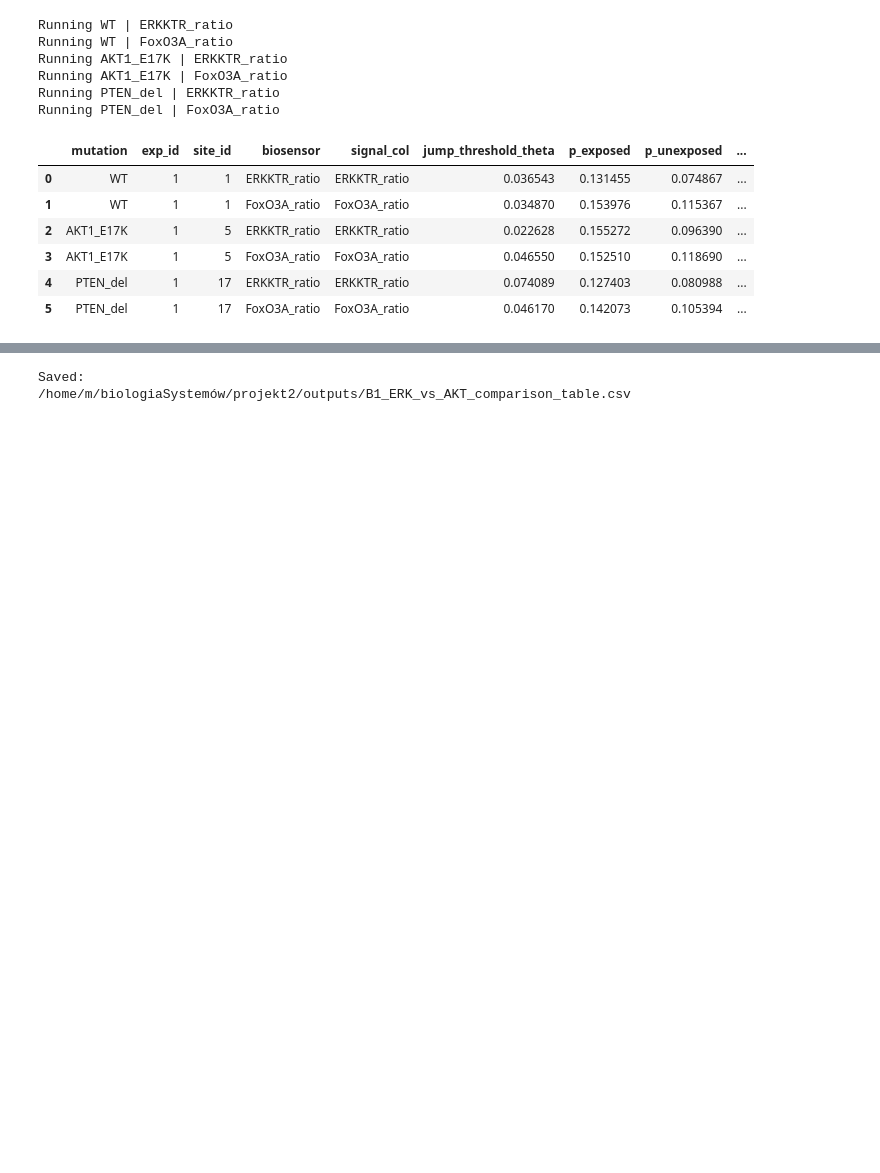
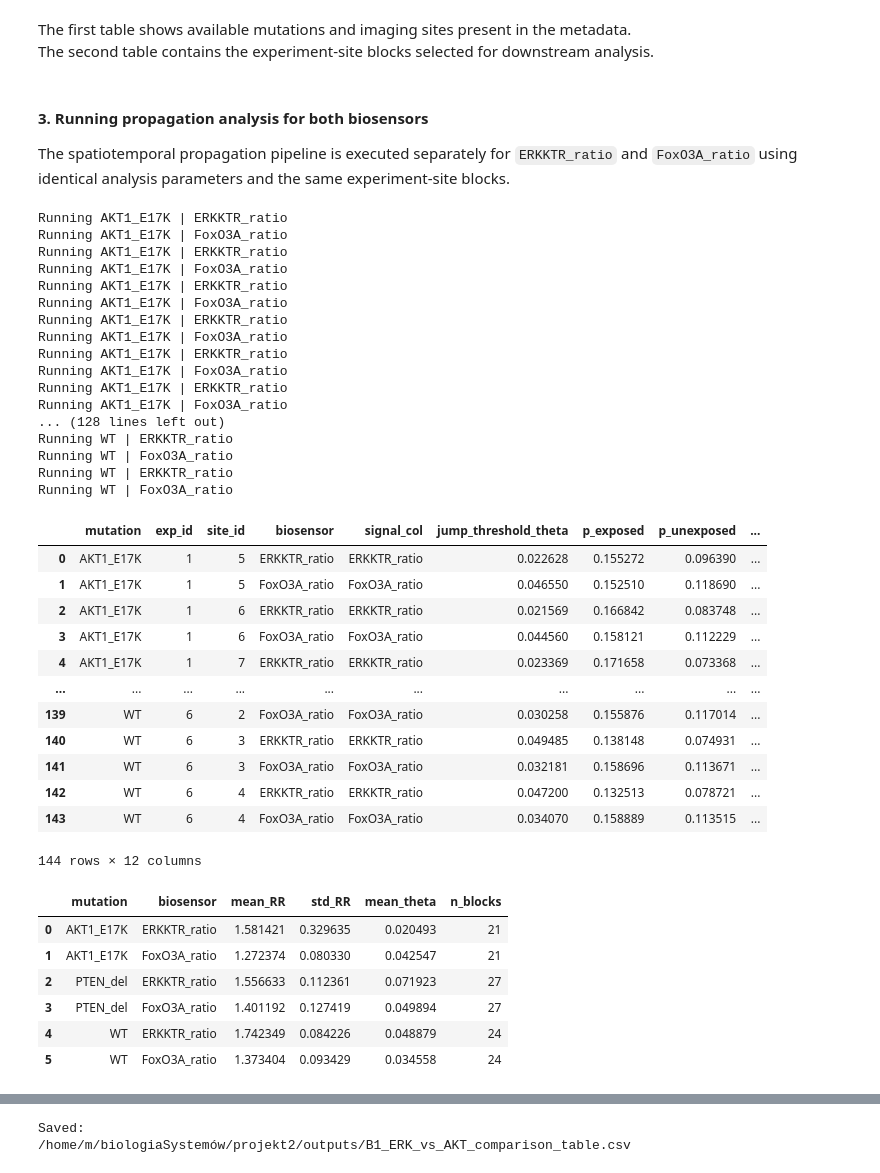
Before and after one commit to majadomanska/BS2-Spatiotemporal, a Jupyter notebook: notebooks/TaskB_IndependentResearch.ipynb, the cells around one changed output, grey strips where cells are left out. Saved outputs shown, nothing was run; the diff lists cells and outputs as text; code cells hidden in the pictures; blank space fills up the shorter version.

```diff
--- a/notebooks/TaskB_IndependentResearch.ipynb
+++ b/notebooks/TaskB_IndependentResearch.ipynb
@@ -76,6 +101,10 @@ display(selected_blocks)
+# %% [markdown]
+The first table shows available mutations and imaging sites present in the metadata.
+The second table contains the experiment-site blocks selected for downstream analysis.
+# %% [markdown]
+#### 3. Running propagation analysis for both biosensors
+The spatiotemporal propagation pipeline is executed separately for `ERKKTR_ratio` and `FoxO3A_ratio` using identical analysis parameters and the same experiment-site blocks.
 # %%
-# Run spatiotemporal propagation for ERK and AKT/FoxO
-
 signals = {
     "ERKKTR_ratio": "ERKKTR_ratio",
     "FoxO3A_ratio": "FoxO3A_ratio"
@@ -90,7 +119,7 @@ rows = []
 for block in selected_blocks.itertuples(index=False):
     for signal_label, signal_col in signals.items():
 
-        outdir = OUTPUT_ROOT / f"TaskB_{block.mutation}_{signal_label}"
+        outdir = (OUTPUT_ROOT /f"TaskB_{block.mutation}_exp{block.exp_id}_site{block.site_id}_{signal_label}")
 
         cmd = [
             sys.executable,
@@ -116,40 +145,78 @@ for block in selected_blocks.itertuples(index=False):
         summary_path = (
             outdir /
             f"exp_{block.exp_id}_site_{block.site_id}_{signal_col}" /
             "summary.json"
         )
 
         with open(summary_path) as f:
             s = json.load(f)
 
         rows.append({
             "mutation": block.mutation,
             "exp_id": block.exp_id,
             "site_id": block.site_id,
             "biosensor": signal_label,
             "signal_col": signal_col,
             "jump_threshold_theta": s["jump_threshold"],
             "p_exposed": s["future_jump_rate_if_neighbor_jumps_now"],
             "p_unexposed": s["future_jump_rate_if_no_neighbor_jumps_now"],
             "risk_difference": s["risk_difference"],
             "RR": s["relative_risk"],
             "n_nodes": s["n_nodes"],
             "n_spatial_edges": s["n_spatial_edges"],
         })
 
 b1_df = pd.DataFrame(rows)
 display(b1_df)
+
+# Calculate mean propagation statistics across blocks.
+summary_df = (
+    b1_df
+    .groupby(["mutation", "biosensor"], as_index=False)
+    .agg(
+        mean_RR=("RR", "mean"),
+        std_RR=("RR", "std"),
+        mean_theta=("jump_threshold_theta", "mean"),
+        n_blocks=("RR", "count")
+    )
+)
+
+display(summary_df)
 # %% [output]
+Running AKT1_E17K | ERKKTR_ratio
+Running AKT1_E17K | FoxO3A_ratio
+Running AKT1_E17K | ERKKTR_ratio
+Running AKT1_E17K | FoxO3A_ratio
+Running AKT1_E17K | ERKKTR_ratio
+Running AKT1_E17K | FoxO3A_ratio
+Running AKT1_E17K | ERKKTR_ratio
+Running AKT1_E17K | FoxO3A_ratio
+Running AKT1_E17K | ERKKTR_ratio
+Running AKT1_E17K | FoxO3A_ratio
+Running AKT1_E17K | ERKKTR_ratio
+Running AKT1_E17K | FoxO3A_ratio
+... (128 lines left out)
 Running WT | ERKKTR_ratio
 Running WT | FoxO3A_ratio
-Running AKT1_E17K | ERKKTR_ratio
-Running AKT1_E17K | FoxO3A_ratio
-Running PTEN_del | ERKKTR_ratio
-Running PTEN_del | FoxO3A_ratio
+Running WT | ERKKTR_ratio
+Running WT | FoxO3A_ratio
 |  | mutation | exp_id | site_id | biosensor | signal_col | jump_threshold_theta | p_exposed | p_unexposed | ... |
-| 0 | WT | 1 | 1 | ERKKTR_ratio | ERKKTR_ratio | 0.036543 | 0.131455 | 0.074867 | ... |
-| 1 | WT | 1 | 1 | FoxO3A_ratio | FoxO3A_ratio | 0.034870 | 0.153976 | 0.115367 | ... |
-| 2 | AKT1_E17K | 1 | 5 | ERKKTR_ratio | ERKKTR_ratio | 0.022628 | 0.155272 | 0.096390 | ... |
-| 3 | AKT1_E17K | 1 | 5 | FoxO3A_ratio | FoxO3A_ratio | 0.046550 | 0.152510 | 0.118690 | ... |
-| 4 | PTEN_del | 1 | 17 | ERKKTR_ratio | ERKKTR_ratio | 0.074089 | 0.127403 | 0.080988 | ... |
-| 5 | PTEN_del | 1 | 17 | FoxO3A_ratio | FoxO3A_ratio | 0.046170 | 0.142073 | 0.105394 | ... |
+| 0 | AKT1_E17K | 1 | 5 | ERKKTR_ratio | ERKKTR_ratio | 0.022628 | 0.155272 | 0.096390 | ... |
+| 1 | AKT1_E17K | 1 | 5 | FoxO3A_ratio | FoxO3A_ratio | 0.046550 | 0.152510 | 0.118690 | ... |
+| 2 | AKT1_E17K | 1 | 6 | ERKKTR_ratio | ERKKTR_ratio | 0.021569 | 0.166842 | 0.083748 | ... |
+| 3 | AKT1_E17K | 1 | 6 | FoxO3A_ratio | FoxO3A_ratio | 0.044560 | 0.158121 | 0.112229 | ... |
+| 4 | AKT1_E17K | 1 | 7 | ERKKTR_ratio | ERKKTR_ratio | 0.023369 | 0.171658 | 0.073368 | ... |
+| ... | ... | ... | ... | ... | ... | ... | ... | ... | ... |
+| 139 | WT | 6 | 2 | FoxO3A_ratio | FoxO3A_ratio | 0.030258 | 0.155876 | 0.117014 | ... |
+| 140 | WT | 6 | 3 | ERKKTR_ratio | ERKKTR_ratio | 0.049485 | 0.138148 | 0.074931 | ... |
+| 141 | WT | 6 | 3 | FoxO3A_ratio | FoxO3A_ratio | 0.032181 | 0.158696 | 0.113671 | ... |
+| 142 | WT | 6 | 4 | ERKKTR_ratio | ERKKTR_ratio | 0.047200 | 0.132513 | 0.078721 | ... |
+| 143 | WT | 6 | 4 | FoxO3A_ratio | FoxO3A_ratio | 0.034070 | 0.158889 | 0.113515 | ... |
+144 rows × 12 columns
+|  | mutation | biosensor | mean_RR | std_RR | mean_theta | n_blocks |
+| 0 | AKT1_E17K | ERKKTR_ratio | 1.581421 | 0.329635 | 0.020493 | 21 |
+| 1 | AKT1_E17K | FoxO3A_ratio | 1.272374 | 0.080330 | 0.042547 | 21 |
+| 2 | PTEN_del | ERKKTR_ratio | 1.556633 | 0.112361 | 0.071923 | 27 |
+| 3 | PTEN_del | FoxO3A_ratio | 1.401192 | 0.127419 | 0.049894 | 27 |
+| 4 | WT | ERKKTR_ratio | 1.742349 | 0.084226 | 0.048879 | 24 |
+| 5 | WT | FoxO3A_ratio | 1.373404 | 0.093429 | 0.034558 | 24 |
```
Also changed, not shown: parts of 14 cells of this notebook, 3 other files.
